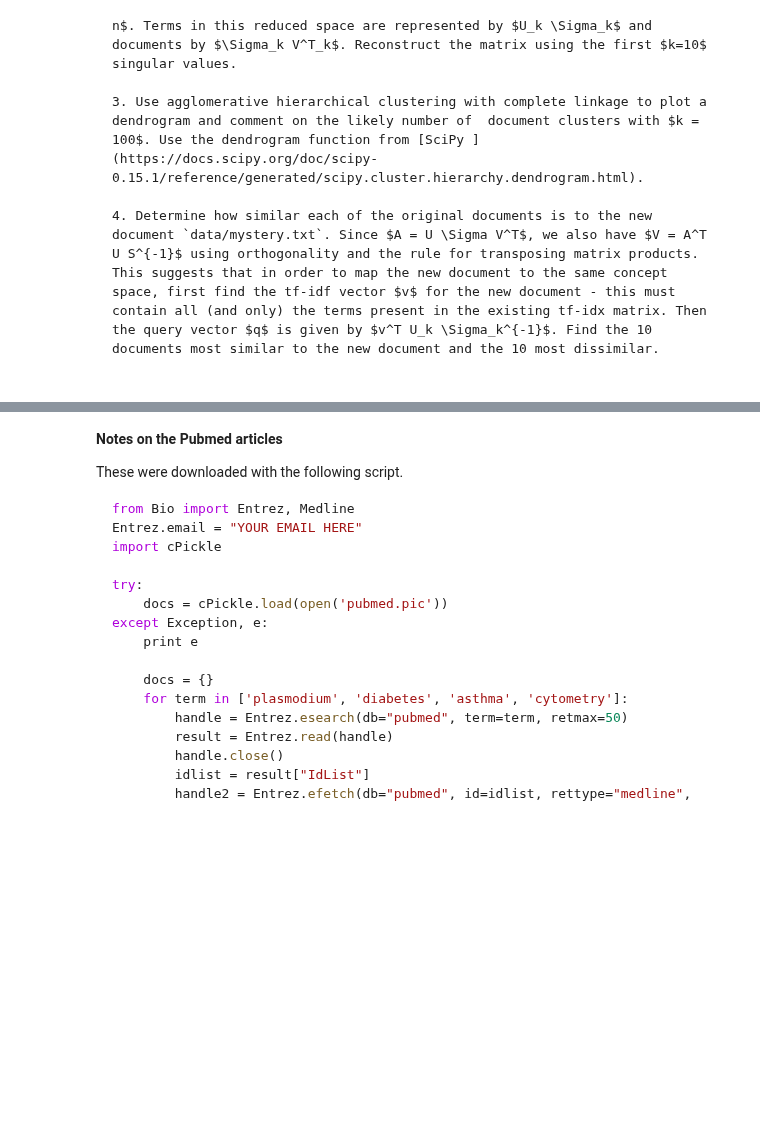
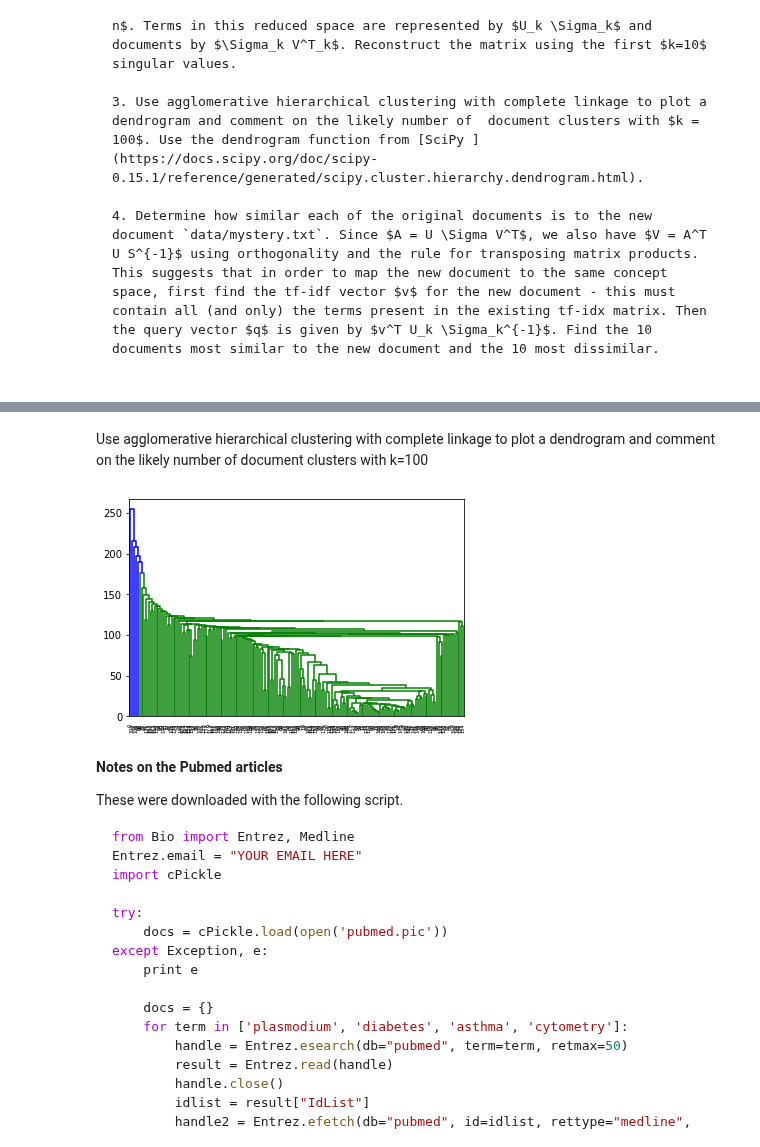
Before and after one commit to robkravec/sta-663-2021, a Jupyter notebook: notebooks/copies/homework/Homework07.ipynb, the cells around one changed output, grey strips where cells are left out. Saved outputs shown, nothing was run; the diff lists cells and outputs as text; code cells hidden in the pictures; blank space fills up the shorter version.

```diff
--- a/notebooks/copies/homework/Homework07.ipynb
+++ b/notebooks/copies/homework/Homework07.ipynb
@@ -309,9 +315,7 @@ def calc_idf(docs):
 # %%
 def calc_tf_idf(docs):
     """Calculate tf-idf, given input documents"""
-    tf = calc_tf(docs)
-    idf = calc_idf(docs)
-    return tf.T @ idf
+    return calc_tf(docs) * calc_idf(docs)
 # %% [markdown]
 *At this point, I display the results of the 3 requested functions on the given dictionary of documents*
 # %%
@@ -389,0 +526,2 @@
+# %%
+docs = pickle.load(open('pubmed.pic', 'rb'))
@@ -389,0 +530,3 @@
+# %%
+tf_idf = calc_tf_idf(docs)
+tf_idf.shape
@@ -390,3 +579,14 @@
+# %% [markdown]
+Use agglomerative hierarchical clustering with complete linkage to plot a dendrogram and comment on the likely number of document clusters with  k=100
+# %%
+# Reconstruct tf-idf matrix using the top 100 singular values
+tf_idf_100 = reduced_matrix(M = tf_idf, k = 100)
+
+# Plot the dendrogram
+Z = cluster.hierarchy.linkage(tf_idf_100.T, method = 'complete')
+cluster.hierarchy.dendrogram(Z);
+# %% [output]
+[figure, added]
 # %% [markdown]
 **Notes on the Pubmed articles**
 
```
Also changed, not shown: parts of 22 cells of this notebook.
